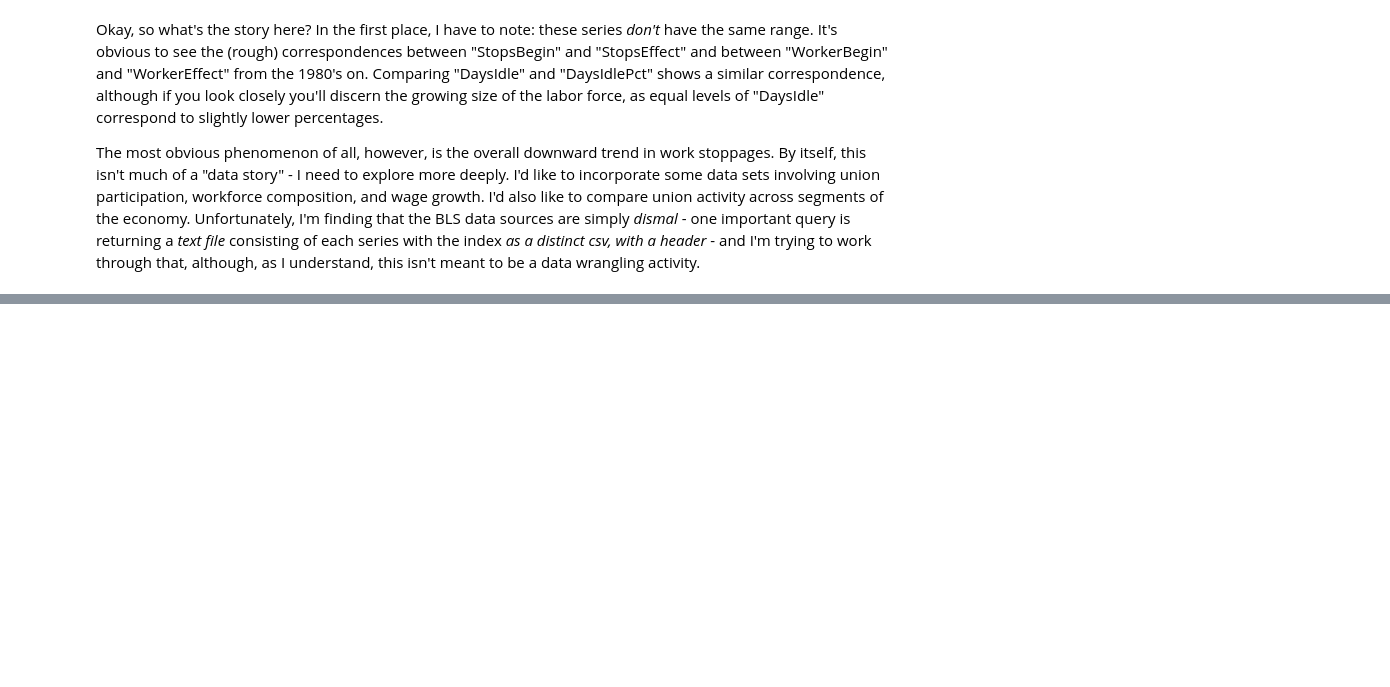
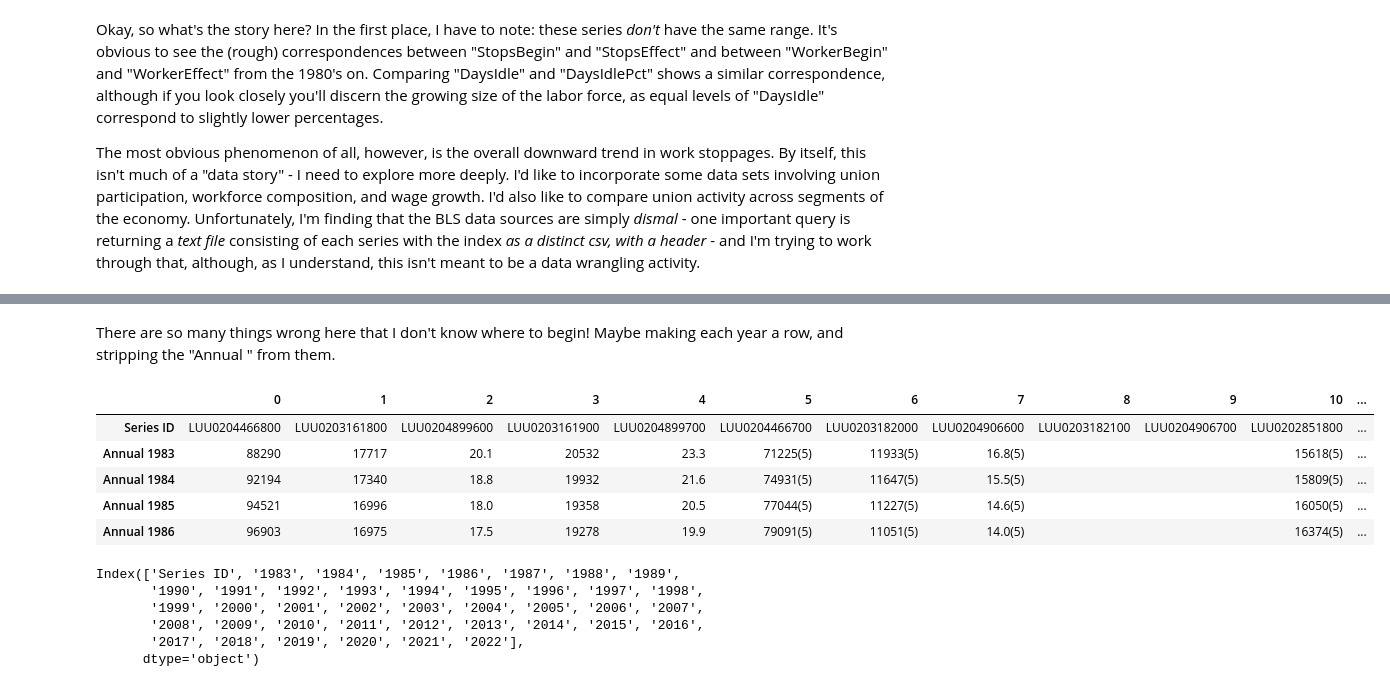
Before and after one commit to skizlik/labor-study, a Jupyter notebook: data story 1 - labor stoppages.ipynb, the cells around one changed output, grey strips where cells are left out. Saved outputs shown, nothing was run; the diff lists cells and outputs as text; code cells hidden in the pictures; blank space fills up the shorter version.

```diff
--- a/data story 1 - labor stoppages.ipynb
+++ b/data story 1 - labor stoppages.ipynb
@@ -143,0 +146,2 @@ The most obvious phenomenon of all, however, is the overall downward trend in wo
+# %%
+union = pd.read_csv("union_repr.csv")
@@ -143,0 +158,13 @@ The most obvious phenomenon of all, however, is the overall downward trend in wo
+# %% [markdown]
+There are so many things wrong here that I don't know where to begin!  Maybe making each year a row, and stripping the "Annual " from them.
+# %%
+union = union.transpose()
+# %%
+union.head()
+# %% [output]
+|  | 0 | 1 | 2 | 3 | 4 | 5 | 6 | 7 | 8 | 9 | 10 | ... |
+| Series ID | LUU0204466800 | LUU0203161800 | LUU0204899600 | LUU0203161900 | LUU0204899700 | LUU0204466700 | LUU0203182000 | LUU0204906600 | LUU0203182100 | LUU0204906700 | LUU0202851800 | ... |
+| Annual 1983 | 88290 | 17717 | 20.1 | 20532 | 23.3 | 71225(5) | 11933(5) | 16.8(5) |  |  | 15618(5) | ... |
+| Annual 1984 | 92194 | 17340 | 18.8 | 19932 | 21.6 | 74931(5) | 11647(5) | 15.5(5) |  |  | 15809(5) | ... |
+| Annual 1985 | 94521 | 16996 | 18.0 | 19358 | 20.5 | 77044(5) | 11227(5) | 14.6(5) |  |  | 16050(5) | ... |
+| Annual 1986 | 96903 | 16975 | 17.5 | 19278 | 19.9 | 79091(5) | 11051(5) | 14.0(5) |  |  | 16374(5) | ... |
@@ -143,0 +173,9 @@ The most obvious phenomenon of all, however, is the overall downward trend in wo
+# %%
+union.index
+# %% [output]
+Index(['Series ID', '1983', '1984', '1985', '1986', '1987', '1988', '1989',
+       '1990', '1991', '1992', '1993', '1994', '1995', '1996', '1997', '1998',
+       '1999', '2000', '2001', '2002', '2003', '2004', '2005', '2006', '2007',
+       '2008', '2009', '2010', '2011', '2012', '2013', '2014', '2015', '2016',
+       '2017', '2018', '2019', '2020', '2021', '2022'],
+      dtype='object')
```
Also changed, not shown: parts of 11 cells of this notebook.
